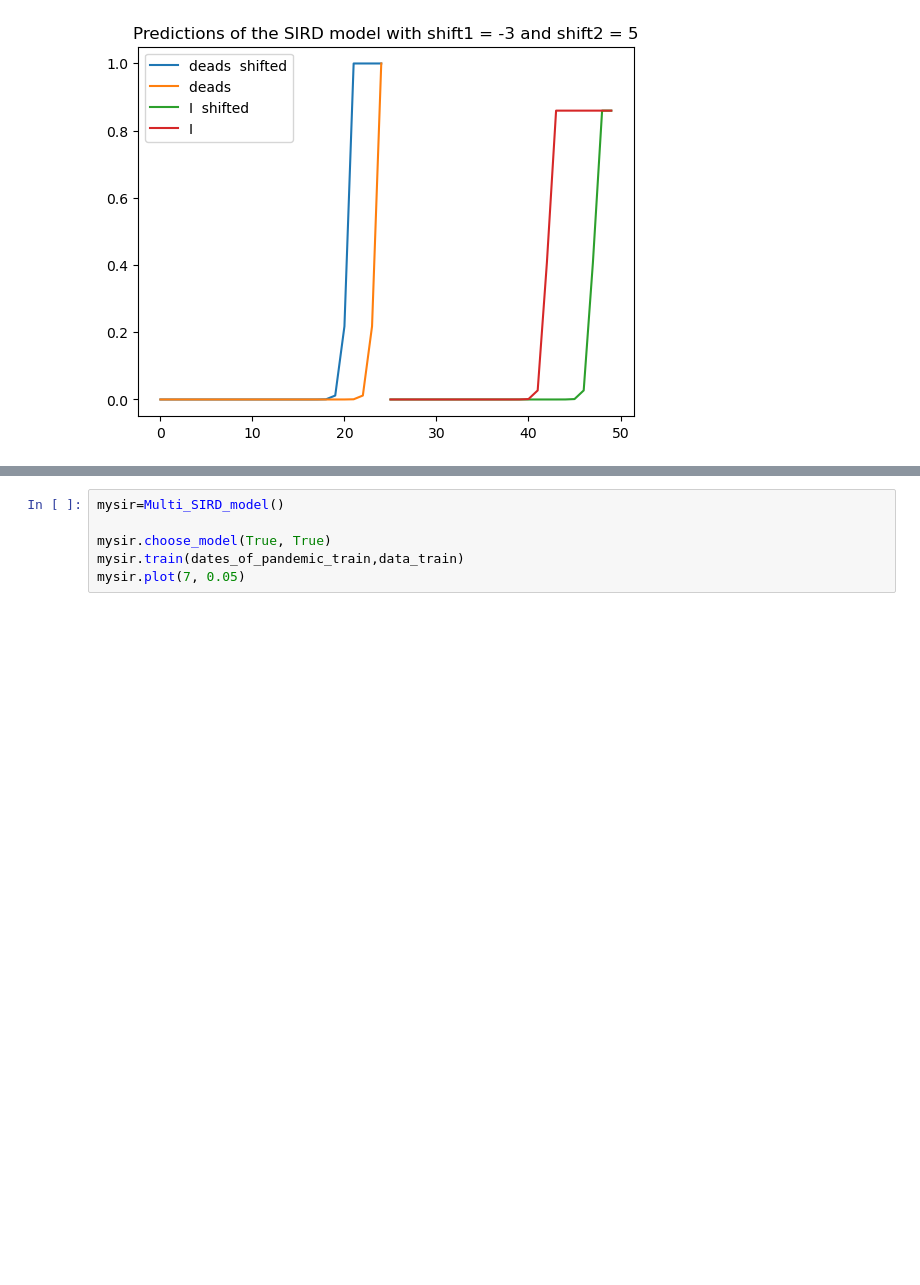
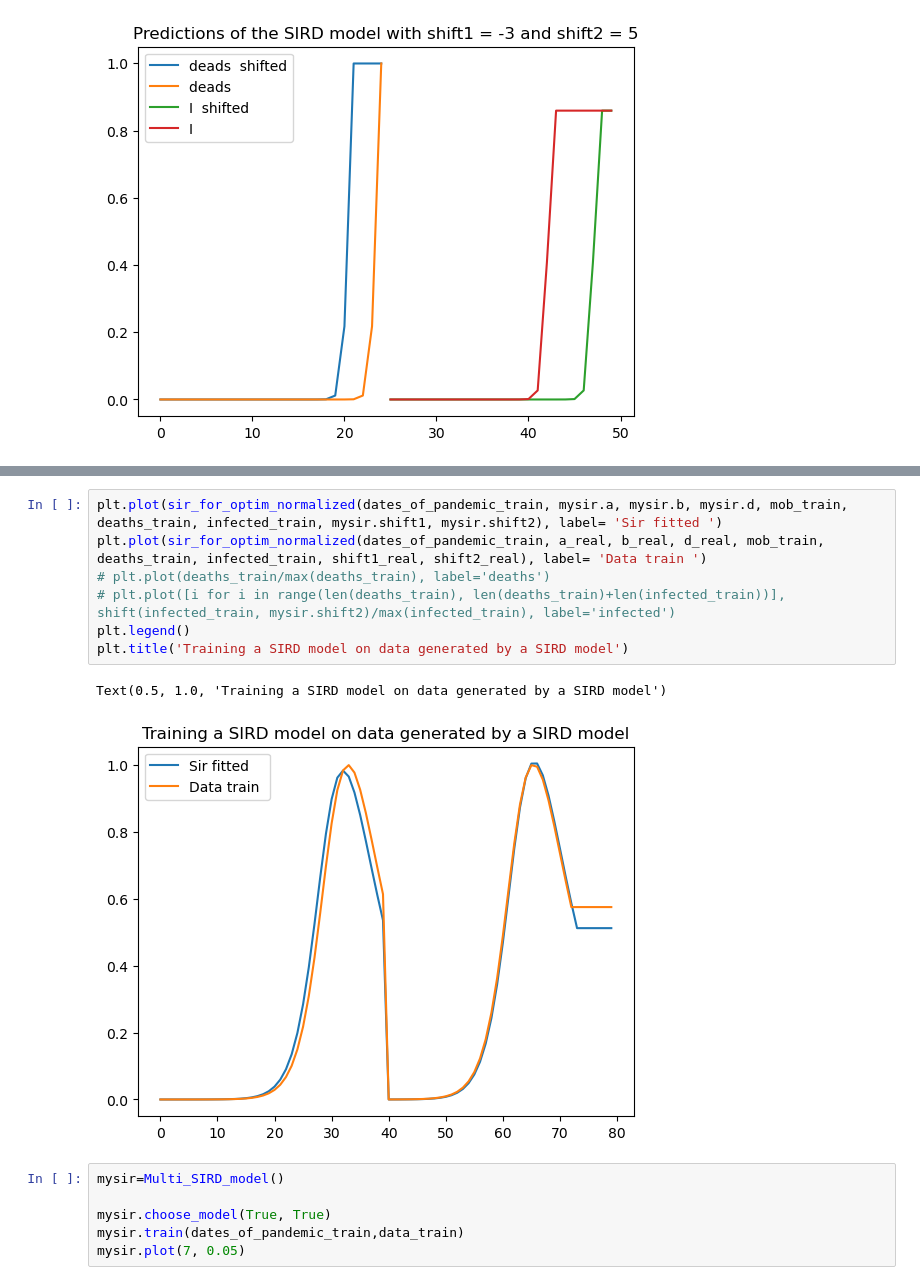
Before and after one commit to gregoirebechade/covid_internship, a Jupyter notebook: 04_exploring.ipynb, the cells around one changed output, grey strips where cells are left out. Drawn from its saved outputs; the diff is of its cells as text; blank space fills up the shorter version.

```diff
--- a/04_exploring.ipynb
+++ b/04_exploring.ipynb
@@ -92,3 +190,13 @@ b_real = 5.68 # values from the article predictiong regional covid 19
+# %%
+plt.plot(sir_for_optim_normalized(dates_of_pandemic_train, mysir.a, mysir.b, mysir.d, mob_train, deaths_train, infected_train, mysir.shift1, mysir.shift2), label= 'Sir fitted ')
+plt.plot(sir_for_optim_normalized(dates_of_pandemic_train, a_real, b_real, d_real, mob_train, deaths_train, infected_train, shift1_real, shift2_real), label= 'Data train ')
+# plt.plot(deaths_train/max(deaths_train), label='deaths')
+# plt.plot([i for i in range(len(deaths_train), len(deaths_train)+len(infected_train))], shift(infected_train, mysir.shift2)/max(infected_train), label='infected')
+plt.legend()
+plt.title('Training a SIRD model on data generated by a SIRD model')
+# %% [output]
+Text(0.5, 1.0, 'Training a SIRD model on data generated by a SIRD model')
+[figure, added]
 # %%
 mysir=Multi_SIRD_model()
 
```
Also changed, not shown: parts of 7 cells of this notebook.
